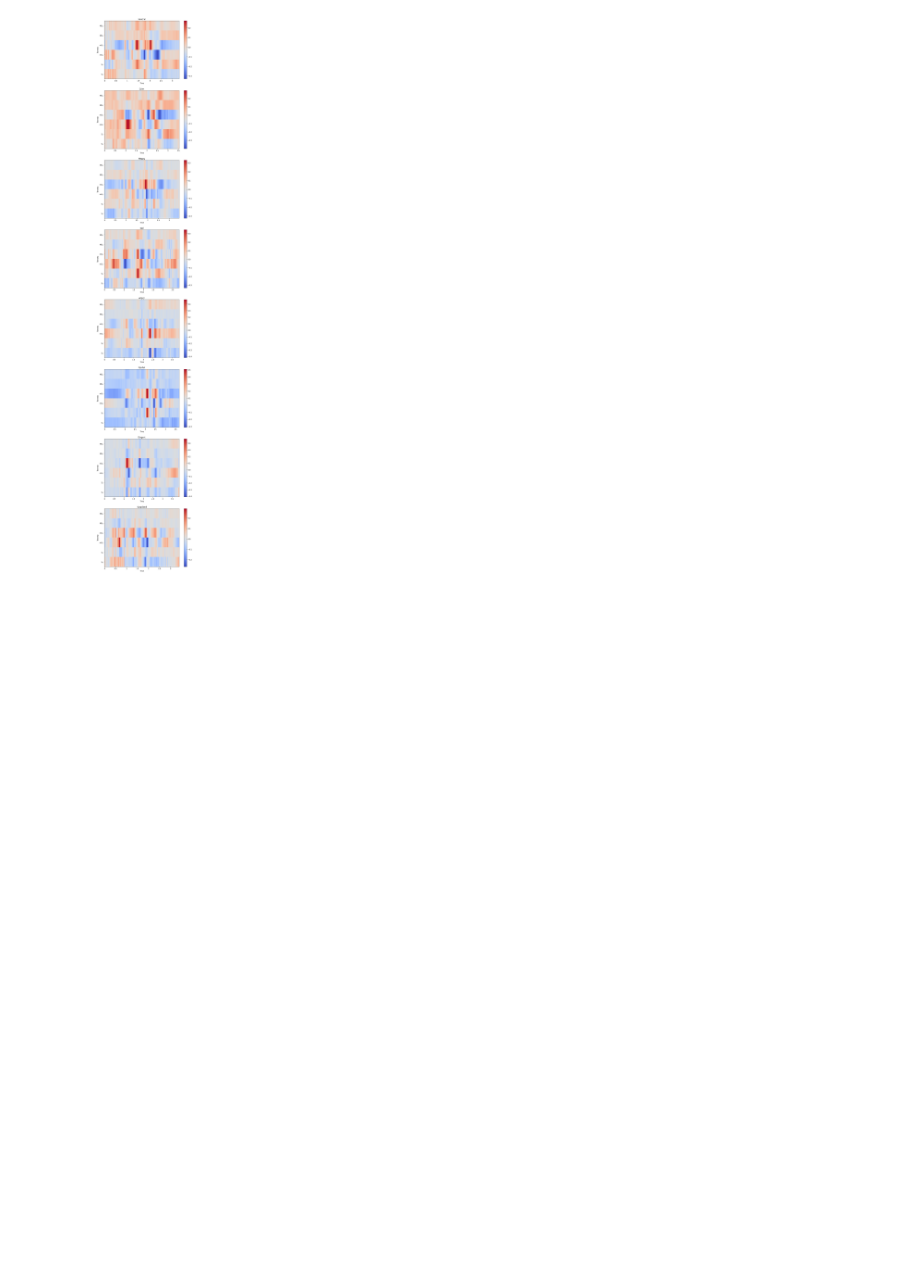
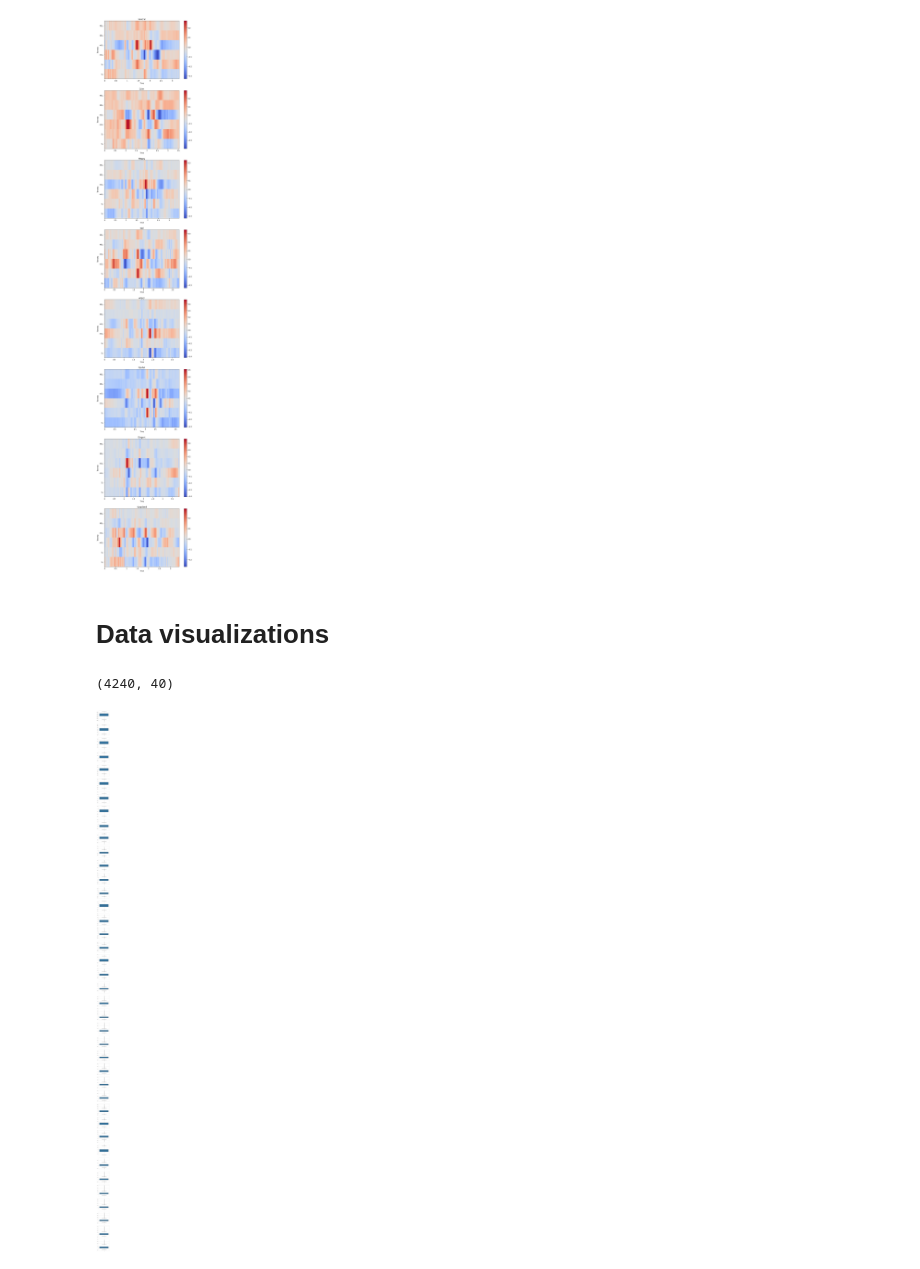
Before and after one commit to adityab98/capstone-project_computer-vision, a Jupyter notebook: visualizations.ipynb, the cells around one changed output. Saved outputs shown, nothing was run; the diff lists cells and outputs as text; code cells hidden in the pictures; blank space fills up the shorter version.

Commit message:
Update visualizations and requirements

```diff
--- a/visualizations.ipynb
+++ b/visualizations.ipynb
@@ -256,3 +259,30 @@ fig.colorbar(img, ax=ax[7])
 # %% [output]
 <matplotlib.colorbar.Colorbar at 0x...>
 [figure]
+# %% [markdown]
+# Data visualizations
+# %%
+mfccs_arr = pickle.load(open("ravdess_mfcc.list", "rb"))
+chromas_arr = pickle.load(open("ravdess_chroma.list", "rb"))
+mels_arr = pickle.load(open("ravdess_mel.list", "rb"))
+contrasts_arr = pickle.load(open("ravdess_contrast.list", "rb"))
+tonnetzs_arr = pickle.load(open("ravdess_tonnetz.list", "rb"))
+mfccs_arr.extend(pickle.load(open("tess_mfcc.list", "rb")))
+chromas_arr.extend(pickle.load(open("tess_chroma.list", "rb")))
+mels_arr.extend(pickle.load(open("tess_mel.list", "rb")))
+contrasts_arr.extend(pickle.load(open("tess_contrast.list", "rb")))
+tonnetzs_arr.extend(pickle.load(open("tess_tonnetz.list", "rb")))
+
+sb.set_style("whitegrid")
+# %%
+df = pd.DataFrame(mfccs_arr)
+print(df.shape)
+fig, ax = plt.subplots(nrows = df.shape[1])
+fig.set_figheight(150)
+fig.set_figwidth(3)
+
+for i in range(df.shape[1]):
+    sb.boxplot(data=df[i], ax=ax[i])
+# %% [output]
+(4240, 40)
+[figure, added]
```
Also changed, not shown: parts of 6 cells of this notebook, 1 other file.
